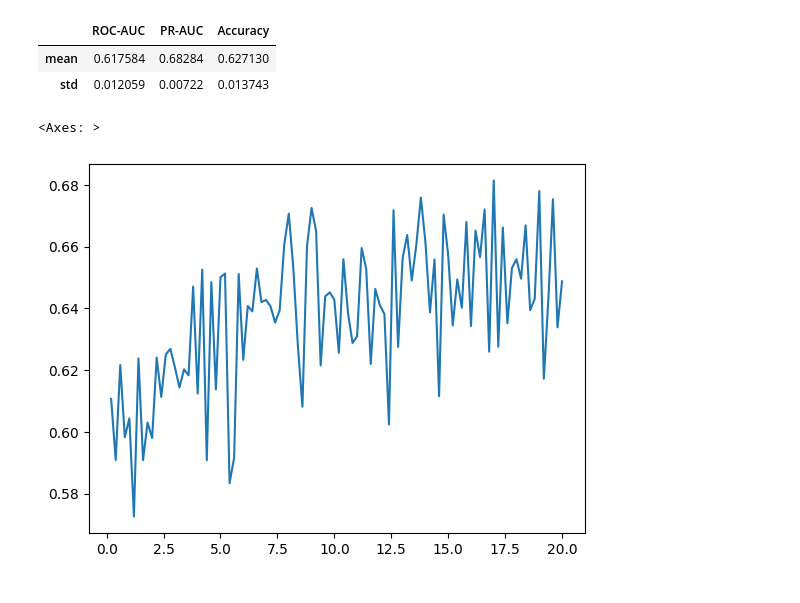
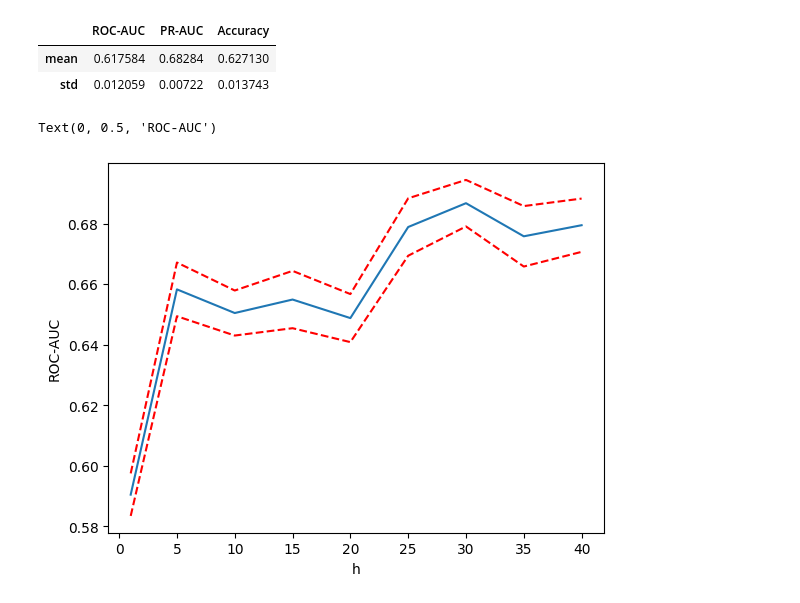
Before and after one commit to aayugay99/ts2vec_irregular_ts, a Jupyter notebook: weighted_loss.ipynb, the cells around one changed output. Saved outputs shown, nothing was run; the diff lists cells and outputs as text; code cells hidden in the pictures.

Commit message:
graphs

```diff
--- a/weighted_loss.ipynb
+++ b/weighted_loss.ipynb
@@ -488,5 +491,5 @@ import glob
 # %%
-files = glob.glob("experiments_h_results/*.csv")
+files = glob.glob("experiments_h_results/new/*.csv")
 # %%
 h_list = []
 results = []
@@ -499,8 +502,13 @@ for f in files:
     results.append(df["ROC-AUC"].agg(["mean", "std"]))
 # %%
 a = pd.DataFrame(results, index=h_list).sort_index()
-# %%
-a["mean"].plot()
-# %% [output]
-<Axes: >
-[figure, removed]
+# %%
+plt.plot(a["mean"])
+plt.plot(a["mean"] + 1.96*a["std"]/np.sqrt(10), color="red", linestyle="--")
+plt.plot(a["mean"] - 1.96*a["std"]/np.sqrt(10), color="red", linestyle="--")
+
+plt.xlabel("h")
+plt.ylabel("ROC-AUC")
+# %% [output]
+Text(0, 0.5, 'ROC-AUC')
+[figure, added]
```
Also changed, not shown: parts of 4 cells of this notebook.
